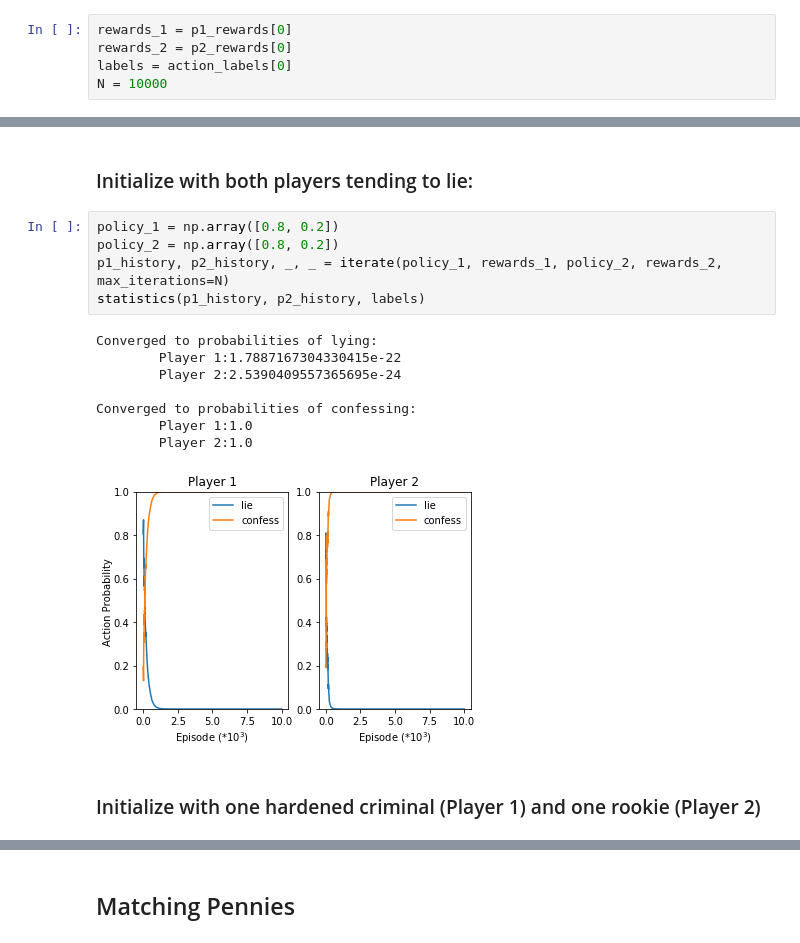
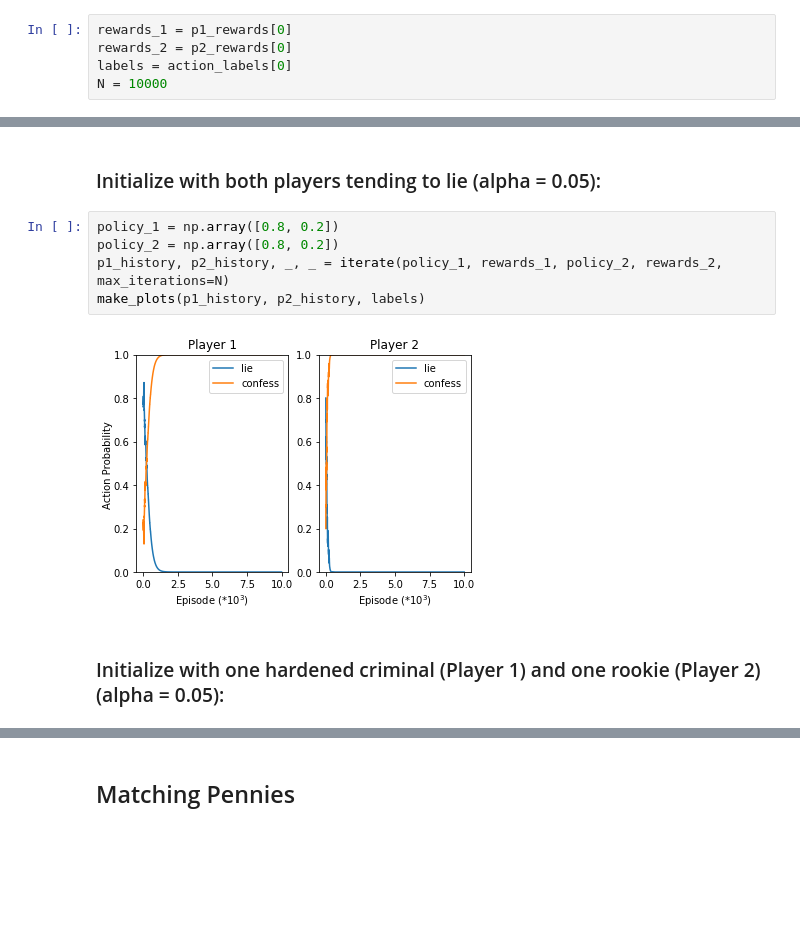
Before and after one commit to hughmor/rl-matrix-games, a Jupyter notebook: report.ipynb, the cells around one changed output, grey strips where cells are left out. Drawn from its saved outputs; the diff is of its cells as text; blank space fills up the shorter version.

```diff
--- a/report.ipynb
+++ b/report.ipynb
@@ -35,21 +37,14 @@ Converged to probabilities of confessing:
 # %% [markdown]
-### Initialize with both players tending to lie:
+### Initialize with both players tending to lie (alpha = 0.05):
 # %%
 policy_1 = np.array([0.8, 0.2])
 policy_2 = np.array([0.8, 0.2])
 p1_history, p2_history, _, _ = iterate(policy_1, rewards_1, policy_2, rewards_2, max_iterations=N)
-statistics(p1_history, p2_history, labels)
+make_plots(p1_history, p2_history, labels)
 # %% [output]
-Converged to probabilities of lying:
-        Player 1:1.7887167304330415e-22
-        Player 2:2.5390409557365695e-24
-
-Converged to probabilities of confessing:
-        Player 1:1.0
-        Player 2:1.0
-[figure, old version]
+[figure, new version]
 # %% [markdown]
-### Initialize with one hardened criminal (Player 1) and one rookie (Player 2)
+### Initialize with one hardened criminal (Player 1) and one rookie (Player 2) (alpha = 0.05):
 # %%
 policy_1 = np.array([0.8, 0.2])
 policy_2 = np.array([0.2, 0.8])
```
Also changed, not shown: parts of 19 cells of this notebook.
